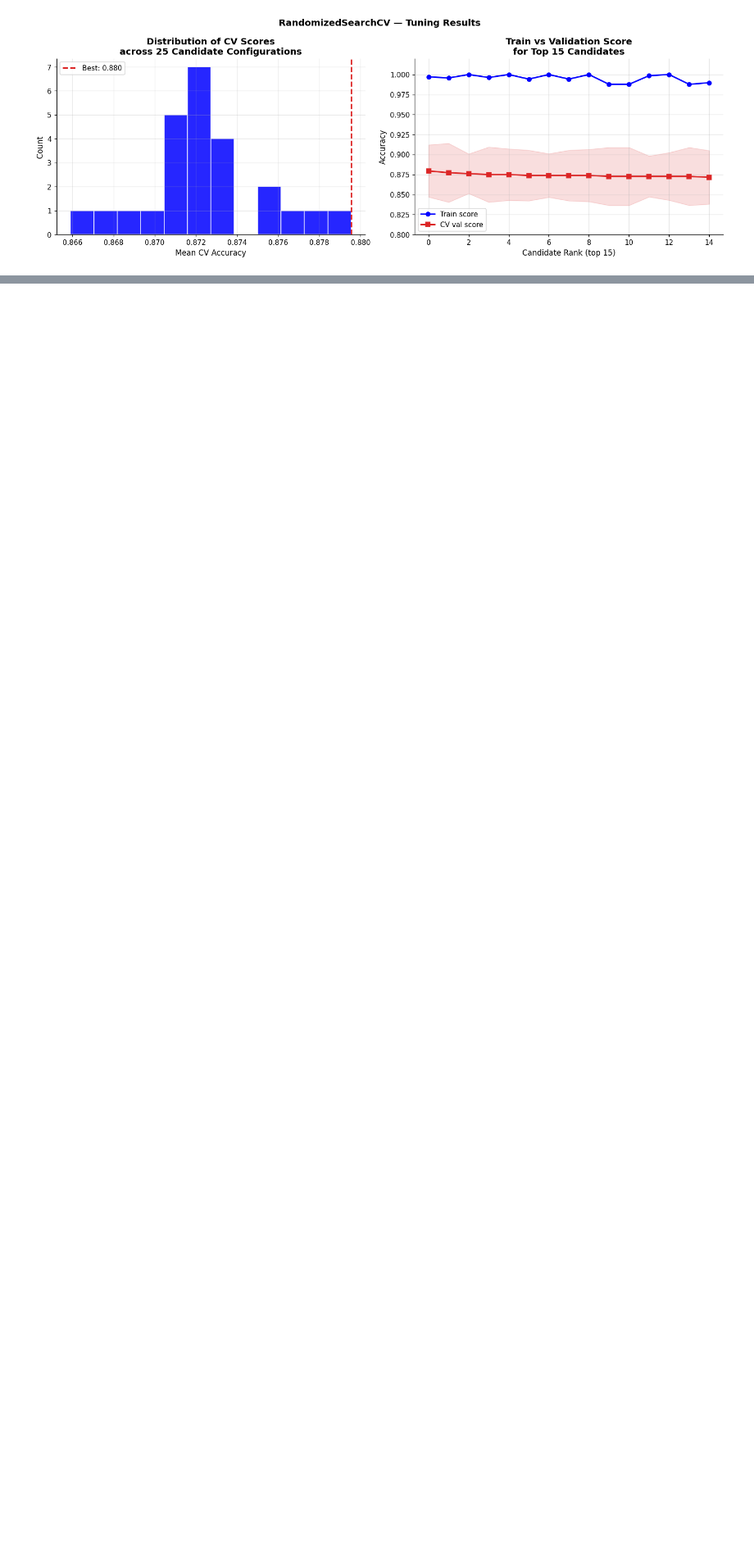
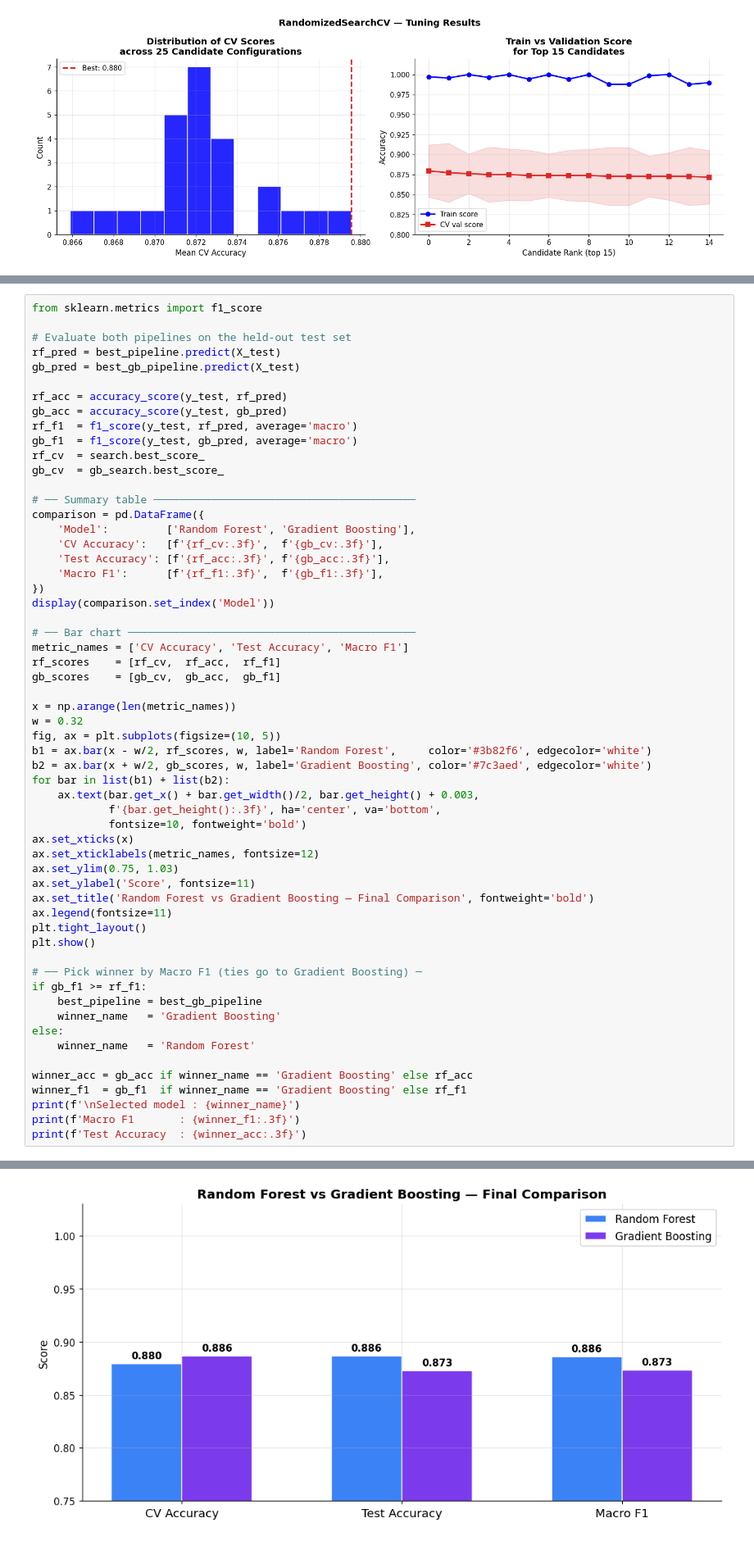
Before and after one commit to carolineehab7/MentalHealthTracker, a Jupyter notebook: backend/train_model.ipynb, the cells around one changed output, grey strips where cells are left out. Shown at 82% size. Drawn from its saved outputs; the diff is of its cells as text; blank space fills up the shorter version.

```diff
--- a/backend/train_model.ipynb
+++ b/backend/train_model.ipynb
@@ -723,0 +771,59 @@ plt.show()
+# %%
+from sklearn.metrics import f1_score
+
+# Evaluate both pipelines on the held-out test set
+rf_pred = best_pipeline.predict(X_test)
+gb_pred = best_gb_pipeline.predict(X_test)
+
+rf_acc = accuracy_score(y_test, rf_pred)
+gb_acc = accuracy_score(y_test, gb_pred)
+rf_f1  = f1_score(y_test, rf_pred, average='macro')
+gb_f1  = f1_score(y_test, gb_pred, average='macro')
+rf_cv  = search.best_score_
+gb_cv  = gb_search.best_score_
+
+# ── Summary table ─────────────────────────────────────────
+comparison = pd.DataFrame({
+    'Model':         ['Random Forest', 'Gradient Boosting'],
+    'CV Accuracy':   [f'{rf_cv:.3f}',  f'{gb_cv:.3f}'],
+    'Test Accuracy': [f'{rf_acc:.3f}', f'{gb_acc:.3f}'],
+    'Macro F1':      [f'{rf_f1:.3f}',  f'{gb_f1:.3f}'],
+})
+display(comparison.set_index('Model'))
+
+# ── Bar chart ─────────────────────────────────────────────
+metric_names = ['CV Accuracy', 'Test Accuracy', 'Macro F1']
+rf_scores    = [rf_cv,  rf_acc,  rf_f1]
+gb_scores    = [gb_cv,  gb_acc,  gb_f1]
+
+x = np.arange(len(metric_names))
+w = 0.32
+fig, ax = plt.subplots(figsize=(10, 5))
+b1 = ax.bar(x - w/2, rf_scores, w, label='Random Forest',     color='#3b82f6', edgecolor='white')
+b2 = ax.bar(x + w/2, gb_scores, w, label='Gradient Boosting', color='#7c3aed', edgecolor='white')
+for bar in list(b1) + list(b2):
+    ax.text(bar.get_x() + bar.get_width()/2, bar.get_height() + 0.003,
+            f'{bar.get_height():.3f}', ha='center', va='bottom',
+            fontsize=10, fontweight='bold')
+ax.set_xticks(x)
+ax.set_xticklabels(metric_names, fontsize=12)
+ax.set_ylim(0.75, 1.03)
+ax.set_ylabel('Score', fontsize=11)
+ax.set_title('Random Forest vs Gradient Boosting — Final Comparison', fontweight='bold')
+ax.legend(fontsize=11)
+plt.tight_layout()
+plt.show()
+
+# ── Pick winner by Macro F1 (ties go to Gradient Boosting) ─
+if gb_f1 >= rf_f1:
+    best_pipeline = best_gb_pipeline
+    winner_name   = 'Gradient Boosting'
+else:
+    winner_name   = 'Random Forest'
+
+winner_acc = gb_acc if winner_name == 'Gradient Boosting' else rf_acc
+winner_f1  = gb_f1  if winner_name == 'Gradient Boosting' else rf_f1
+print(f'\nSelected model : {winner_name}')
+print(f'Macro F1       : {winner_f1:.3f}')
+print(f'Test Accuracy  : {winner_acc:.3f}')
+# %% [output]
@@ -723,0 +834 @@ plt.show()
+[figure, added]
```
Also changed, not shown: parts of 8 cells of this notebook.
